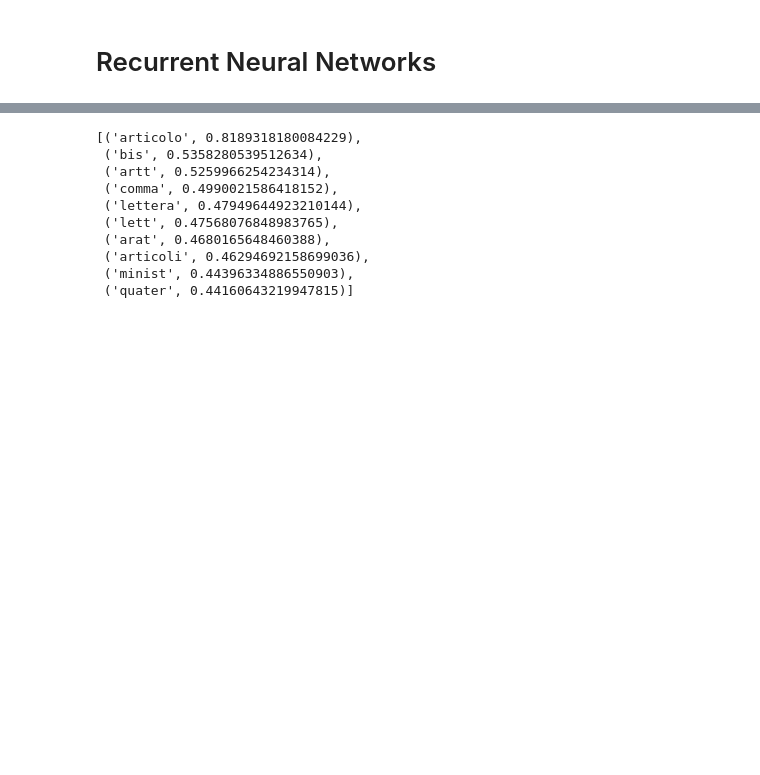
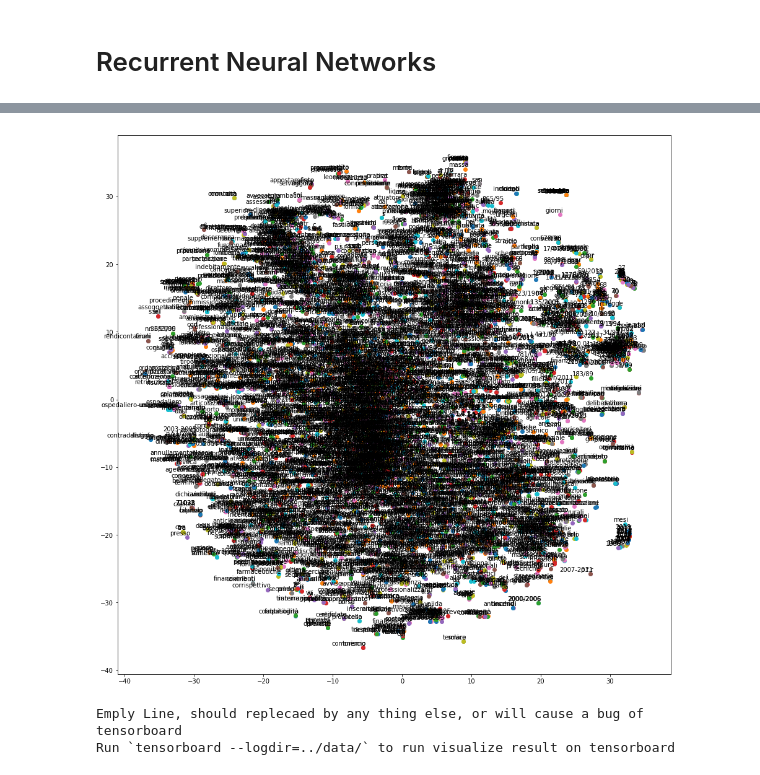
Before and after one commit to teamdigitale/daf-models, a Jupyter notebook: outbox-classification/notebook/3_train_embeddings.ipynb, the cells around one changed output, grey strips where cells are left out. Drawn from its saved outputs; the diff is of its cells as text; code cells hidden in the pictures; blank space fills up the shorter version.

Commit message:
update training notebooks

```diff
--- a/outbox-classification/notebook/3_train_embeddings.ipynb
+++ b/outbox-classification/notebook/3_train_embeddings.ipynb
@@ -26,21 +29,41 @@ num_words
 # %%
-x_train_text = [[id_word_dict[str(x)] for x in seq] for seq in x_train]
+x_train_text = [[id_word_dict[str(x)] for x in seq if str(x) in id_word_dict] for seq in x_train]
 # %%
 model = gensim.models.Word2Vec(x_train_text, workers=5, min_count=1, iter=10)
-# %%
-model.most_similar('art')
-# %% [output]
-[('articolo', 0.8189318180084229),
- ('bis', 0.5358280539512634),
- ('artt', 0.5259966254234314),
- ('comma', 0.4990021586418152),
- ('lettera', 0.47949644923210144),
- ('lett', 0.47568076848983765),
- ('arat', 0.4680165648460388),
- ('articoli', 0.46294692158699036),
- ('minist', 0.44396334886550903),
- ('quater', 0.44160643219947815)]
 # %%
 model.save('../data/dataset/atti.word2vec')
 # %%
 m = gensim.models.Word2Vec.load('../data/dataset/atti.word2vec')
+# %%
+def tsne_plot(model):
+    "Creates and TSNE model and plots it"
+    labels = []
+    tokens = []
+
+    for word in [w for w,_ in list(model.wv.vocab.items())][:2000]:
+        tokens.append(model[word])
+        labels.append(word)
+
+    tsne_model = TSNE(perplexity=40, n_components=2, init='pca', n_iter=500, random_state=23)
+    new_values = tsne_model.fit_transform(tokens)
+
+    x = []
+    y = []
+    for value in new_values:
+        x.append(value[0])
+        y.append(value[1])
+
+    plt.figure(figsize=(16, 16))
+    for i in range(len(x)):
+        plt.scatter(x[i],y[i])
+        plt.annotate(labels[i],
+                     xy=(x[i], y[i]),
+                     xytext=(5, 2),
+                     textcoords='offset points',
+                     ha='right',
+                     va='bottom')
+    plt.show()
+# %%
+tsne_plot(model)
+# %% [output]
+[figure, added]
@@ -46,0 +111,5 @@ m = gensim.models.Word2Vec.load('../data/dataset/atti.word2vec')
+# %%
+visualize(model, output_path)
+# %% [output]
+Emply Line, should replecaed by any thing else, or will cause a bug of tensorboard
+Run `tensorboard --logdir=../data/` to run visualize result on tensorboard
```
Also changed, not shown: parts of 5 cells of this notebook, 7 other files.
